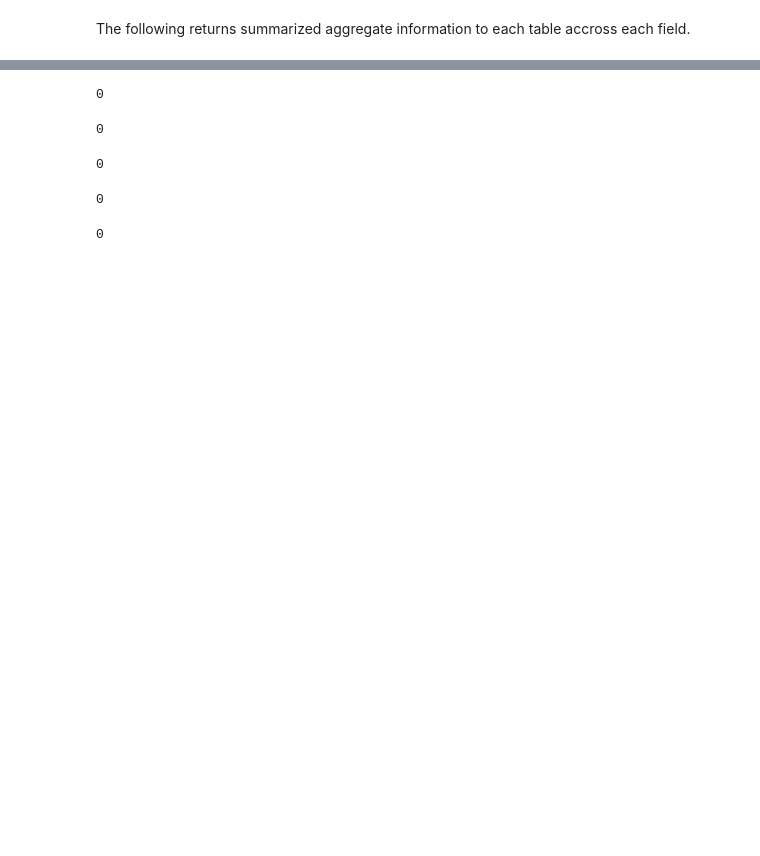
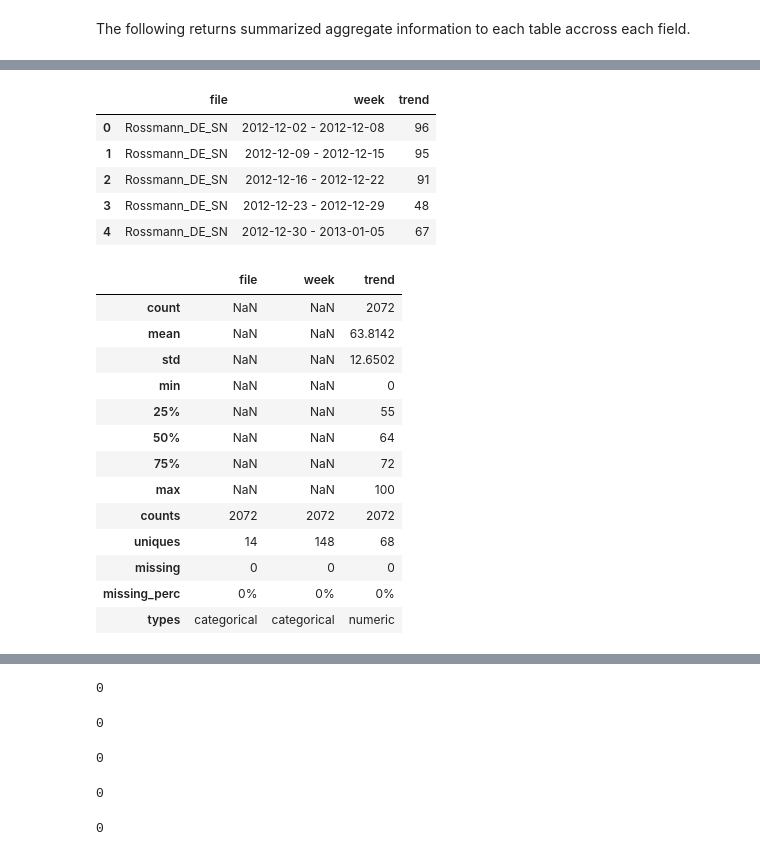
Before and after one commit to terry-li-hm/rossmann, a Jupyter notebook: rossman.ipynb, the cells around one changed output, grey strips where cells are left out. Cells and saved outputs as stored; diff of their text form; code cells hidden in the pictures; blank space fills up the shorter version.

```diff
--- a/rossman.ipynb
+++ b/rossman.ipynb
@@ -164,0 +71,3 @@ for t in tables: display(t.head())
+# %%
+table_names = ['train', 'store', 'store_states', 'state_names', 'googletrend', 'weather']
+train, store, store_states, state_names, googletrend, weather = [pd.read_csv(fname+'.csv', low_memory=False) for fname in table_names]
@@ -264,0 +172,24 @@ for t in tables: display(DataFrameSummary(t).summary())
+# %%
+display(googletrend.head())
+display(DataFrameSummary(googletrend).summary())
+# %% [output]
+|  | file | week | trend |
+| 0 | Rossmann_DE_SN | 2012-12-02 - 2012-12-08 | 96 |
+| 1 | Rossmann_DE_SN | 2012-12-09 - 2012-12-15 | 95 |
+| 2 | Rossmann_DE_SN | 2012-12-16 - 2012-12-22 | 91 |
+| 3 | Rossmann_DE_SN | 2012-12-23 - 2012-12-29 | 48 |
+| 4 | Rossmann_DE_SN | 2012-12-30 - 2013-01-05 | 67 |
+|  | file | week | trend |
+| count | NaN | NaN | 2072 |
+| mean | NaN | NaN | 63.8142 |
+| std | NaN | NaN | 12.6502 |
+| min | NaN | NaN | 0 |
+| 25% | NaN | NaN | 55 |
+| 50% | NaN | NaN | 64 |
+| 75% | NaN | NaN | 72 |
+| max | NaN | NaN | 100 |
+| counts | 2072 | 2072 | 2072 |
+| uniques | 14 | 148 | 68 |
+| missing | 0 | 0 | 0 |
+| missing_perc | 0% | 0% | 0% |
+| types | categorical | categorical | numeric |
```
Also changed, not shown: parts of 154 cells of this notebook.
